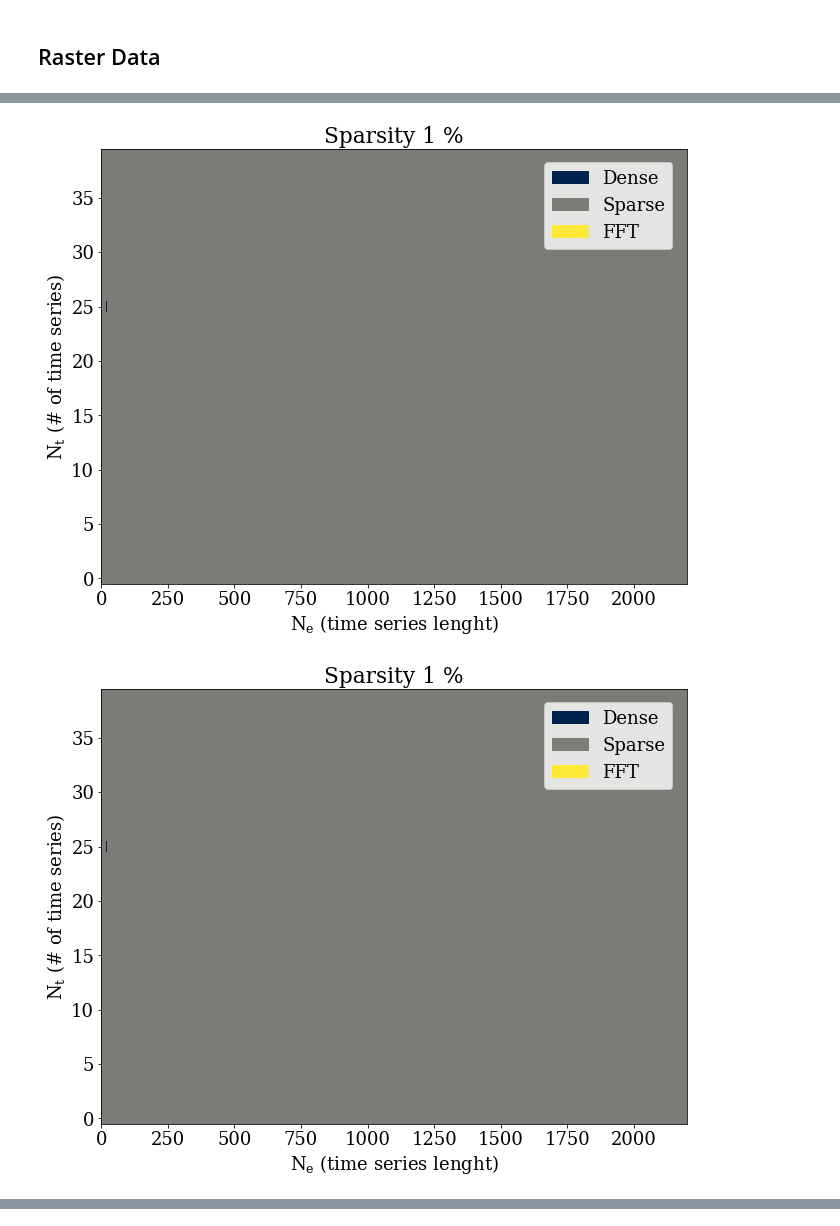
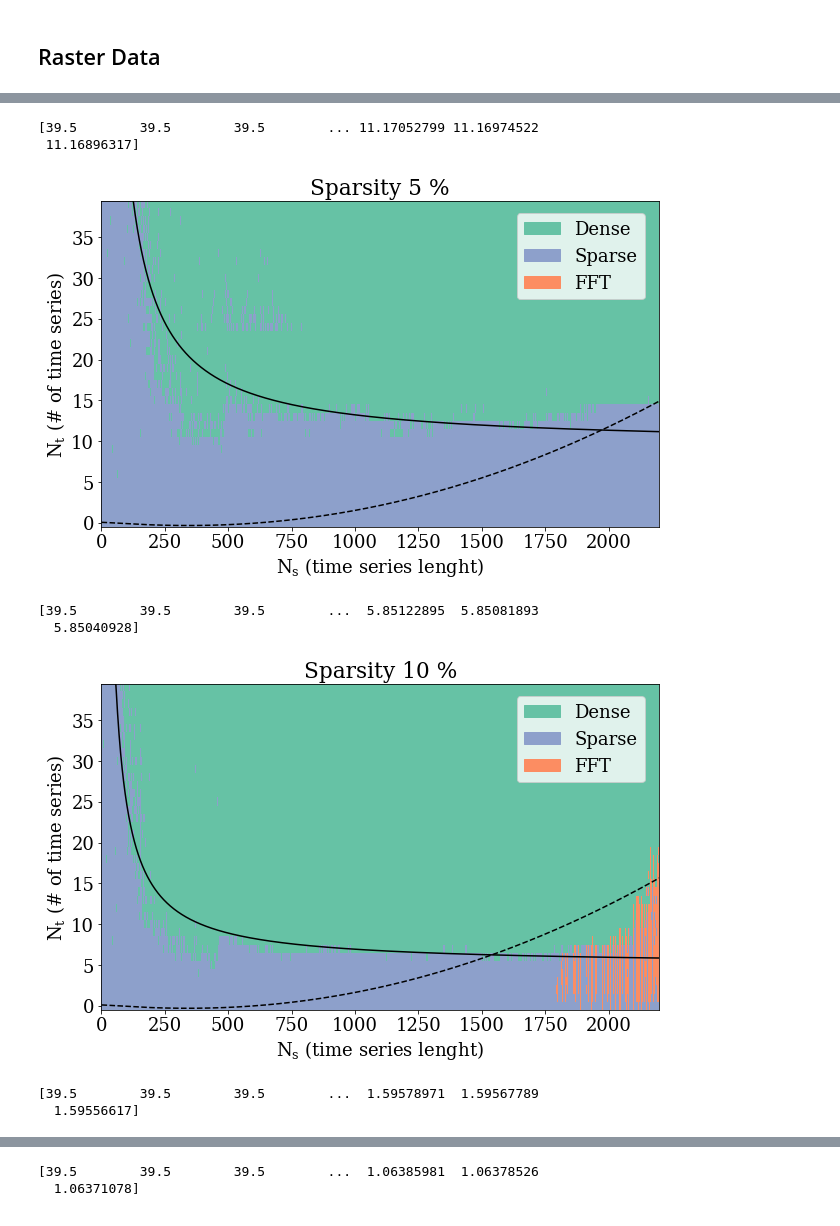
Before and after one commit to openlandmap/scikit-map, a Jupyter notebook: docs/notebooks/03-SIRCLE_FFT_vs_dense_vs_sparse.ipynb, the cells around one changed output, grey strips where cells are left out. Saved outputs shown, nothing was run; the diff lists cells and outputs as text; code cells hidden in the pictures.

Commit message:
Update notebooks for paper results

```diff
--- a/docs/notebooks/03-SIRCLE_FFT_vs_dense_vs_sparse.ipynb
+++ b/docs/notebooks/03-SIRCLE_FFT_vs_dense_vs_sparse.ipynb
@@ -16,7 +16,7 @@ from tqdm.notebook import tqdm
 n_it = 3
 n_n_t = 40
 n_n_s = 2200
-spars_vec = [0.01, 0.05, 0.10, 0.5, 0.75]
+spars_vec = [0.05, 0.10, 0.5, 1.0]
 n_spars = len(spars_vec)
 time_grid_sparse = np.empty((n_n_t, n_n_s, n_spars, n_it))
 time_grid_dense = np.empty((n_n_t, n_n_s, n_spars, n_it))
@@ -37,19 +37,19 @@ for k in range(n_it):
                 w_f = np.random.rand(n_f)
                 w_p = np.random.rand(n_p)
                 st = time.time()
-                sircleTransformer = process.SircleTransformer(w_0=1, w_f=w_f, w_p=w_p, backend="dense")
+                sircleTransformer = process.SircleTransformer(wv_0=1, wv_f=w_f, wv_p=w_p, backend="dense")
                 out_dense = sircleTransformer._run(data)
                 time_grid_dense[n_t, n_s, j, k] = time.time()-st
                 st = time.time()
-                sircleTransformer = process.SircleTransformer(w_0=1, w_f=w_f, w_p=w_p, backend="sparse")
+                sircleTransformer = process.SircleTransformer(wv_0=1, wv_f=w_f, wv_p=w_p, backend="sparse")
                 out_sparse = sircleTransformer._run(data)
                 time_grid_sparse[n_t, n_s, j, k] = time.time()-st
                 st = time.time()
-                sircleTransformer = process.SircleTransformer(w_0=1, w_f=w_f, w_p=w_p, backend="FFT")
+                sircleTransformer = process.SircleTransformer(wv_0=1, wv_f=w_f, wv_p=w_p, backend="FFT")
                 out_fft = sircleTransformer._run(data)
                 time_grid_fft[n_t, n_s, j, k] = time.time()-st
-            np.save("res2_time_grid_dense_20240108", time_grid_dense)
-            np.save("res2_time_grid_fft_20240108", time_grid_fft)
-            np.save("res2_time_grid_sparse_20240108", time_grid_sparse)
+            np.save("res2_time_grid_dense_20240201", time_grid_dense)
+            np.save("res2_time_grid_fft_20240201", time_grid_fft)
+            np.save("res2_time_grid_sparse_20240201", time_grid_sparse)
 # %% [output]
 ##### Iteration 0 #####
@@ -82,46 +74,86 @@ print(out_dense[0,0,0:10])
 # %%
 import matplotlib.pyplot as plt
+import sys
 import numpy as np
-time_grid_dense = np.load("res2_time_grid_dense_20240108.npy")
-time_grid_fft = np.load("res2_time_grid_fft_20240108.npy")
-time_grid_sparse = np.load("res2_time_grid_sparse_20240108.npy")
+from matplotlib import colors
+import os
+sys.path.insert(0, os.path.abspath('../../'))
+from skmap.data import toy
+from skmap.io import process
+import importlib
+import time
+importlib.reload(process)
+from tqdm.notebook import tqdm
+
+n_it = 3
+n_n_t = 40
+n_n_s = 2200
+spars_vec = [0.05, 0.10, 0.5, 1.0]
+n_spars = len(spars_vec)
+import matplotlib.pyplot as plt
+import numpy as np
+time_grid_dense = np.load("res2_time_grid_dense_20240308.npy")
+time_grid_fft = np.load("res2_time_grid_fft_20240308.npy")
+time_grid_sparse = np.load("res2_time_grid_sparse_20240308.npy")
 import matplotlib.patches as mpatches
 n_n_t = time_grid_dense.shape[0]
 n_n_s = time_grid_dense.shape[1]
 n_spars = time_grid_dense.shape[2]
 r_s = 0
 r_e = n_n_t
 c_s = 0
 c_e = n_n_s
 time_grid_dense_avg = np.mean(time_grid_dense, 3)
 time_grid_fft_avg = np.mean(time_grid_fft, 3)
 time_grid_sparse_avg = np.mean(time_grid_sparse, 3)
 
-for j in [0, 0, 1, 2, 3, 4]:
+
+col_dict = {0: "#66c2a5",
+            0.5: "#8da0cb",
+            1: "#fc8d62"}
+cm = colors.ListedColormap([col_dict[x] for x in col_dict.keys()])
+norm_bins = np.sort([*col_dict.keys()]) + 0.25
+norm_bins = np.insert(norm_bins, 0, np.min(norm_bins) - 0.5)
+labels = ['Dense', 'Sparse', 'FFT']
+len_lab = len(labels)
+norm = colors.BoundaryNorm(norm_bins, len_lab, clip=True)
+for j in range(4):
     time_grid_dense_slice = time_grid_dense_avg[:,:,j]
     time_grid_fft_slice = time_grid_fft_avg[:,:,j]
     time_grid_sparse_slice = time_grid_sparse_avg[:,:,j]
     time_grid = np.concatenate((time_grid_dense_slice[...,np.newaxis], time_grid_sparse_slice[...,np.newaxis], time_grid_fft_slice[...,np.newaxis]), axis=2)
     res = np.argmin(time_grid, axis=2).astype(float)/2
 
     plt.rcParams['font.family'] = 'serif'
     plt.rcParams['font.serif'] = ['Times New Roman'] + plt.rcParams['font.serif']
     plt.rcParams.update({'font.size': 18})
-    plt.figure(figsize=(10.5,8))
-    im = plt.imshow(res[r_s:r_e,c_s:c_e], aspect='auto', origin="lower", cmap='cividis',  interpolation='nearest')
+    plt.figure(figsize=(10,6))
+    im = plt.imshow(res[r_s:r_e,c_s:c_e], aspect='auto',  interpolation='nearest', origin='lower', cmap=cm, norm=norm)
+
     plt.clim(0,1)
     # plt.colorbar()
-    plt.xlabel('$\mathregular{N_e}$ (time series lenght)')
+    plt.xlabel('$\mathregular{N_s}$ (time series lenght)')
     plt.ylabel('$\mathregular{N_t}$ (# of time series)')
     colors = [ im.cmap(im.norm(value)) for value in [0, 0.5, 1]]
     # create a patch (proxy artist) for every color
-    labels = ['Dense', 'Sparse', 'FFT']
     patches = [ mpatches.Patch(color=colors[i], label="{l}".format(l=labels[i]) ) for i in [0, 1, 2] ]
     # put those patched as legend-handles into the legend
     plt.legend(handles=patches, bbox_to_anchor=(0.99, 0.99))
     plt.title(f"Sparsity {spars_vec[j]*100:.0f} %")
-    plt.savefig(f'ragion_dense_fft_sparse_{j}.png', dpi=600)
+    y_s = np.minimum(0.45*(1+spars_vec[j])/spars_vec[j]*(np.arange(c_e)+400)/np.arange(c_e), 39.5*np.ones((c_e)))
+    print(y_s)
+    # y_s = np.maximum(np.minimum(250*(1+spars_vec[j])/spars_vec[j]/np.arange(c_e), 39.5*np.ones((c_e))), 2/3*(1+spars_vec[j])/spars_vec[j]*np.ones((c_e)))
+    plt.plot(np.arange(c_e), y_s, 'k')
+    y_f = np.maximum(np.minimum(np.arange(c_e)*np.arange(c_e)*0.0000045*(1+spars_vec[j])-np.arange(c_e)*np.log(np.arange(c_e))*0.00045*(1+spars_vec[j])+np.log((1+spars_vec[j])), 39.5*np.ones((c_e))), -0.5*np.ones((c_e)))
+    plt.plot(np.arange(c_e), y_f, 'k--')
+    # plt.savefig(f'ragion_dense_fft_sparse_{j}.png', dpi=400, bbox_inches="tight")
     plt.show()
 # %% [output]
+[39.5        39.5        39.5        ... 11.17052799 11.16974522
+ 11.16896317]
-[figure, old version]
+[figure, new version]
+[39.5        39.5        39.5        ...  5.85122895  5.85081893
+  5.85040928]
-[figure, old version]
+[figure, new version]
+[39.5        39.5        39.5        ...  1.59578971  1.59567789
+  1.59556617]
@@ -128,0 +161,2 @@ for j in [0, 0, 1, 2, 3, 4]:
+[39.5        39.5        39.5        ...  1.06385981  1.06378526
+  1.06371078]
```
Also changed, not shown: parts of 4 cells of this notebook, 2 other files.
